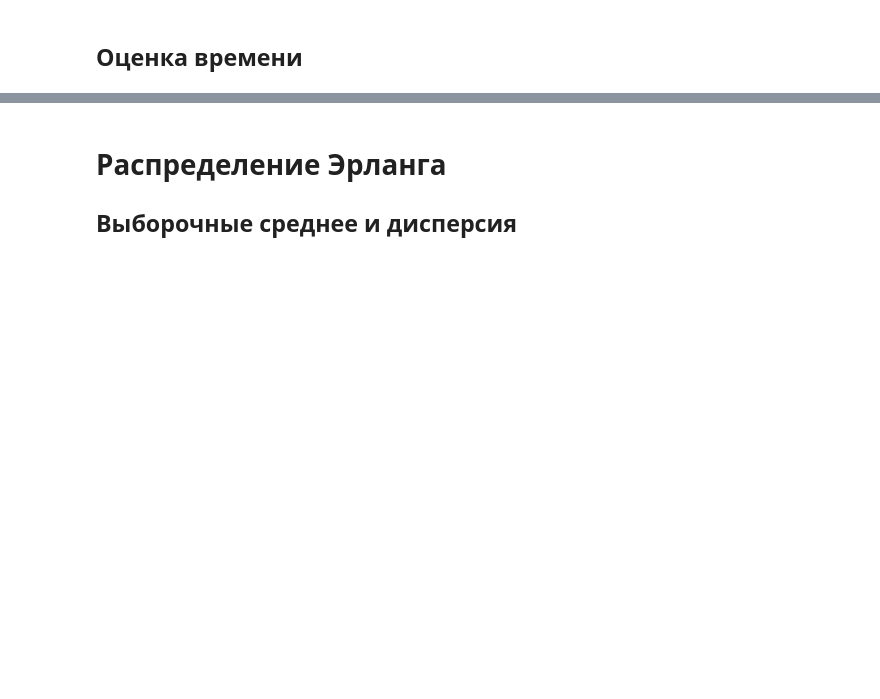
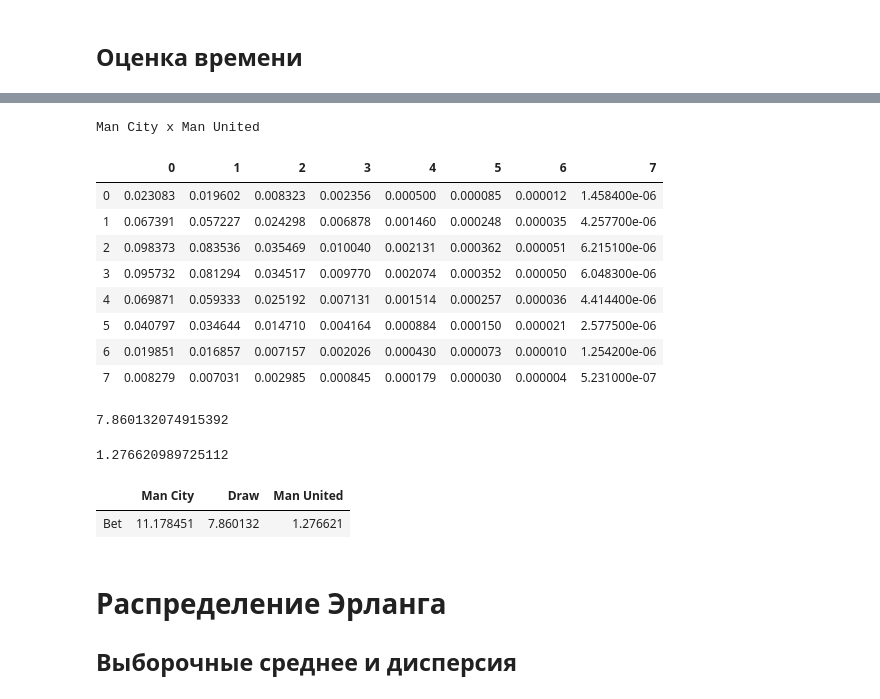
Before and after one commit to NikitaYurasov/Mathematical-statistics, a Jupyter notebook: ДЗ3.ipynb, the cells around one changed output, grey strips where cells are left out. Saved outputs shown, nothing was run; the diff lists cells and outputs as text; code cells hidden in the pictures; blank space fills up the shorter version.

```diff
--- a/ДЗ3.ipynb
+++ b/ДЗ3.ipynb
@@ -98,0 +206,15 @@ np.var(random_poisson(2, 100000))
+# %%
+def match(team_1, team_2):
+    k = 8
+    lam_1 = PoissonDistribution(new_stats.loc[team_1]['WMeanInHome']*new_stats.loc[team_2]['WMeanOutAway']*mean_in_home, np.linspace(0,k,k+1))
+    lam_2 = PoissonDistribution(new_stats.loc[team_2]['WMeanInAway']*new_stats.loc[team_1]['WMeanOutHome']*mean_in_away, np.linspace(0,k,k+1))
+    d1 = {}
+    d2 = {}
+    for i in range(k):
+        d1[i] = lam_1[i]
+        d2[i] = lam_2[i]
+    df = pd.DataFrame({team_1:d1, team_2:d2})
+    return df
+# %%
+final_score = match('Man City', 'Man United')
+final_score
@@ -98,0 +231,42 @@ np.var(random_poisson(2, 100000))
+# %%
+def u_score(prob_score):
+    k = 8
+    team_1 = prob_score.columns[0]
+    team_2 = prob_score.columns[1]
+    tab_score = np.zeros((k,k))
+    for i in range(k):
+        for j in range(k):
+            tab_score[i][j] = final_score.loc[i][team_1]*final_score.loc[j][team_2]
+            tab_score[i][j] = np.around(tab_score[i][j], decimals=10)
+    print(team_1,'x',team_2)
+    df = pd.DataFrame(tab_score, index=list(range(k)), columns=list(range(k)))
+    return df
+# %%
+tab = u_score(final_score)
+tab
+# %% [output]
+Man City x Man United
+|  | 0 | 1 | 2 | 3 | 4 | 5 | 6 | 7 |
+| 0 | 0.023083 | 0.019602 | 0.008323 | 0.002356 | 0.000500 | 0.000085 | 0.000012 | 1.458400e-06 |
+| 1 | 0.067391 | 0.057227 | 0.024298 | 0.006878 | 0.001460 | 0.000248 | 0.000035 | 4.257700e-06 |
+| 2 | 0.098373 | 0.083536 | 0.035469 | 0.010040 | 0.002131 | 0.000362 | 0.000051 | 6.215100e-06 |
+| 3 | 0.095732 | 0.081294 | 0.034517 | 0.009770 | 0.002074 | 0.000352 | 0.000050 | 6.048300e-06 |
+| 4 | 0.069871 | 0.059333 | 0.025192 | 0.007131 | 0.001514 | 0.000257 | 0.000036 | 4.414400e-06 |
+| 5 | 0.040797 | 0.034644 | 0.014710 | 0.004164 | 0.000884 | 0.000150 | 0.000021 | 2.577500e-06 |
+| 6 | 0.019851 | 0.016857 | 0.007157 | 0.002026 | 0.000430 | 0.000073 | 0.000010 | 1.254200e-06 |
+| 7 | 0.008279 | 0.007031 | 0.002985 | 0.000845 | 0.000179 | 0.000030 | 0.000004 | 5.231000e-07 |
+# %%
+draw = 1/sum(np.diag(tab))
+draw
+# %% [output]
+7.860132074915392
+# %%
+S = 0
+for i in range(8):
+    for j in range(8):
+        if j>i:
+            S+=tab[i][j]
+team2_win = 1/S
+team2_win
+# %% [output]
+1.276620989725112
@@ -99,3 +275,9 @@ np.var(random_poisson(2, 100000))
+# %%
+bets = pd.DataFrame({'Man City':team1_win, 'Draw':draw ,'Man United':team2_win}, index=['Bet'])
+bets
+# %% [output]
+|  | Man City | Draw | Man United |
+| Bet | 11.178451 | 7.860132 | 1.276621 |
 # %% [markdown]
 # Распределение Эрланга
 ## Выборочные среднее и дисперсия
```
Also changed, not shown: parts of 15 cells of this notebook.
